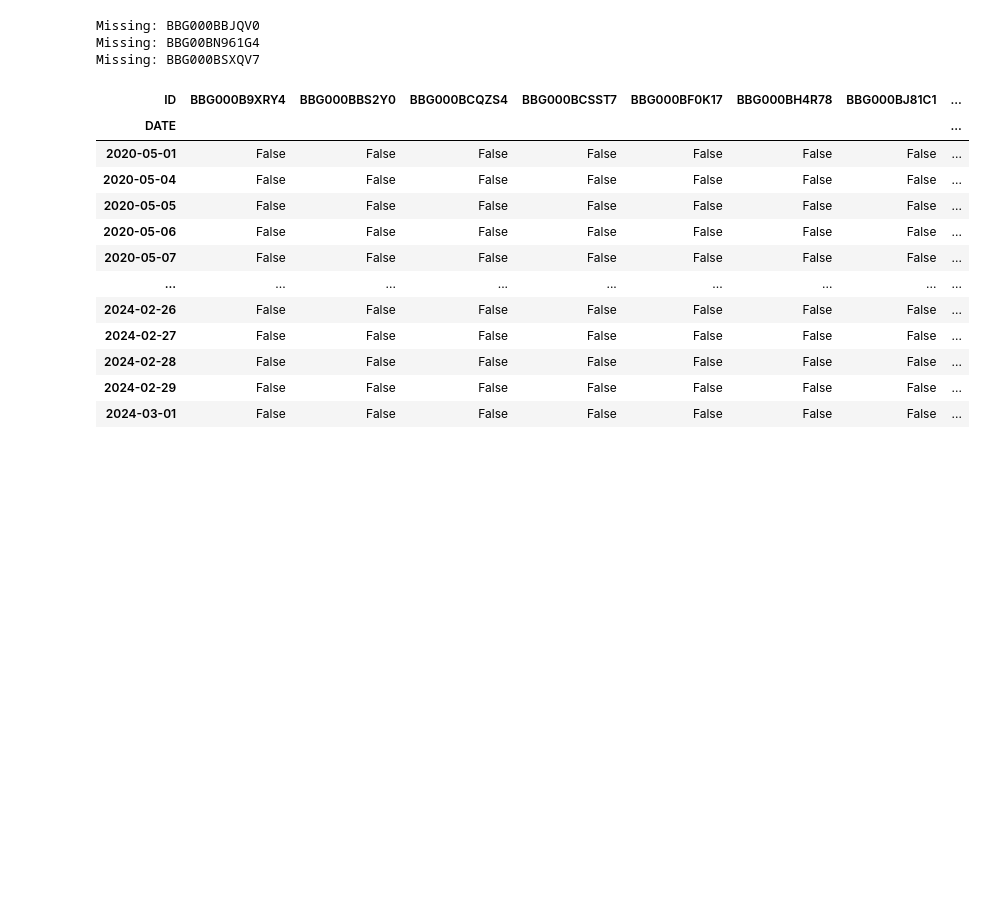
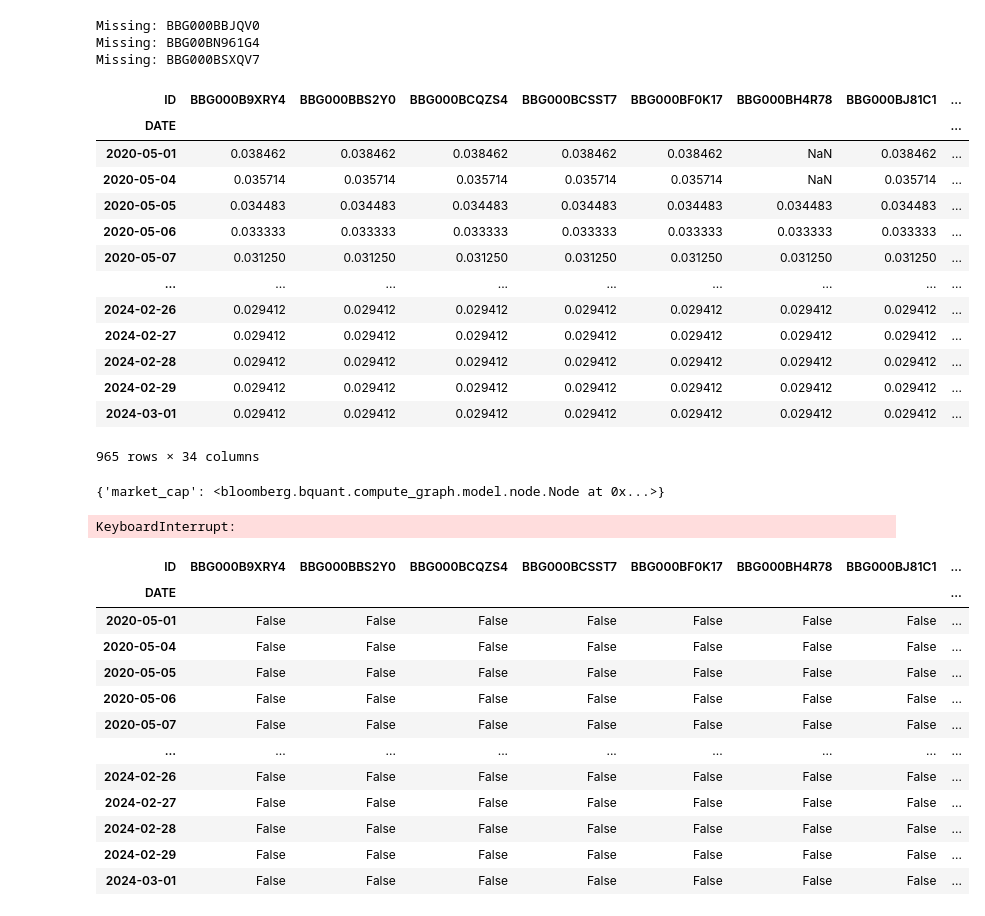
Before and after one commit to bmc-eng/LLMFinancialAnalyst, a Jupyter notebook: Event Backtest.ipynb, the cells around one changed output. Drawn from its saved outputs; the diff is of its cells as text; code cells hidden in the pictures; blank space fills up the shorter version.

```diff
--- a/Event Backtest.ipynb
+++ b/Event Backtest.ipynb
@@ -56,8 +57,9 @@ start = "2020-01-05"
 end = "2024-03-01"
 universe_name = "INDU Index"
 # %%
-universe, benchmark = bp.get_universe_params(start, end, universe_name, data_pack_path)
-price, cur_mkt_cap = bp.get_return_params(start, end, data_pack_path)
+universe, benchmark, trading_calendar = bp.get_universe_params(start, end, universe_name, data_pack_path)
+price, cur_mkt_cap, total_return = bp.get_return_params(start, end, data_pack_path)
+analytics_data_config = bp.get_analytics_data_config(start, end, universe_name, data_pack_path)
 # %%
 # Import the test data set while developing
 df = pd.read_csv('test_analysis.csv')
@@ -188,3 +193,20 @@ lsp = event_backtest(df, universe, price)
 Missing: BBG000BBJQV0
 Missing: BBG00BN961G4
 Missing: BBG000BSXQV7
+# %%
+lsp
+# %% [output]
+| ID | BBG000B9XRY4 | BBG000BBS2Y0 | BBG000BCQZS4 | BBG000BCSST7 | BBG000BF0K17 | BBG000BH4R78 | BBG000BJ81C1 | ... |
+| DATE |  |  |  |  |  |  |  | ... |
+| 2020-05-01 | 0.038462 | 0.038462 | 0.038462 | 0.038462 | 0.038462 | NaN | 0.038462 | ... |
+| 2020-05-04 | 0.035714 | 0.035714 | 0.035714 | 0.035714 | 0.035714 | NaN | 0.035714 | ... |
+| 2020-05-05 | 0.034483 | 0.034483 | 0.034483 | 0.034483 | 0.034483 | 0.034483 | 0.034483 | ... |
+| 2020-05-06 | 0.033333 | 0.033333 | 0.033333 | 0.033333 | 0.033333 | 0.033333 | 0.033333 | ... |
+| 2020-05-07 | 0.031250 | 0.031250 | 0.031250 | 0.031250 | 0.031250 | 0.031250 | 0.031250 | ... |
+| ... | ... | ... | ... | ... | ... | ... | ... | ... |
+| 2024-02-26 | 0.029412 | 0.029412 | 0.029412 | 0.029412 | 0.029412 | 0.029412 | 0.029412 | ... |
+| 2024-02-27 | 0.029412 | 0.029412 | 0.029412 | 0.029412 | 0.029412 | 0.029412 | 0.029412 | ... |
+| 2024-02-28 | 0.029412 | 0.029412 | 0.029412 | 0.029412 | 0.029412 | 0.029412 | 0.029412 | ... |
+| 2024-02-29 | 0.029412 | 0.029412 | 0.029412 | 0.029412 | 0.029412 | 0.029412 | 0.029412 | ... |
+| 2024-03-01 | 0.029412 | 0.029412 | 0.029412 | 0.029412 | 0.029412 | 0.029412 | 0.029412 | ... |
+965 rows × 34 columns
@@ -191,3 +258,11 @@ Missing: BBG000BSXQV7
+# %%
+backtest.signals
+# %% [output]
+{'market_cap': <bloomberg.bquant.compute_graph.model.node.Node at 0x...>}
+# %%
+backtest_results = backtest.evaluate_graph()
+# %% [output]
+KeyboardInterrupt:
 # %%
 sp
 # %% [output]
```
Also changed, not shown: parts of 8 cells of this notebook, 1 other file.
